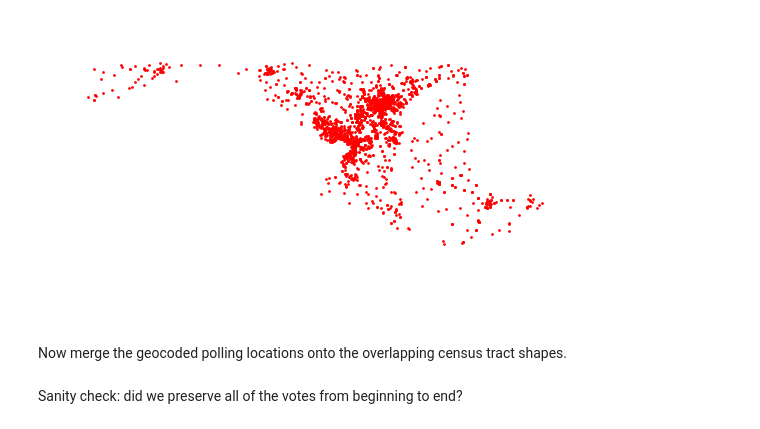
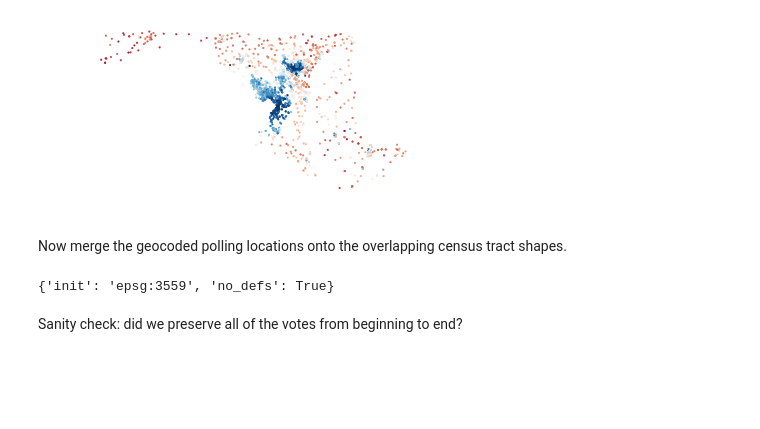
Before and after one commit to JamesSaxon/dist_analysis, a Jupyter notebook: voting/md_mapping.ipynb, the cells around one changed output. Saved outputs shown, nothing was run; the diff lists cells and outputs as text; code cells hidden in the pictures; blank space fills up the shorter version.

```diff
--- a/voting/md_mapping.ipynb
+++ b/voting/md_mapping.ipynb
@@ -174,4 +167,4 @@ for ri, row in md_2016.iterrows():
 from shapely.geometry import Point
 
 geometry = [Point(xy) for xy in zip(md_2016.lon, md_2016.lat)]
-md_2016_geo = gpd.GeoDataFrame(md_2016, crs = from_epsg(4269), geometry = geometry)
+votes16 = gpd.GeoDataFrame(md_2016, crs = from_epsg(4269), geometry = geometry).to_crs(epsg = epsg)
@@ -187,10 +171,32 @@ md_2016_geo.head()
-# %%
-ax = md_2016_geo.plot(color = "red")
-ax.set_axis_off()
-# %% [output]
-[figure, removed]
+# %%
+votes16["DFrac"] = votes16.D16 / (votes16.D16 + votes16.R16)
+votes16["marker-size"] = "small"
+# votes16["marker-symbol"] = "circle-11.svg"
+
+votes16.head()
+
+colors = plt.get_cmap("RdBu")
+
+votes16["marker-color"] = "#000000"
+for ri, row in votes16.iterrows():
+
+    if np.isnan(row["DFrac"]): continue
+
+    color = [int(v*255) for v in plt.get_cmap("RdBu")(row["DFrac"])][:3]
+    votes16.loc[ri, "marker-color"] = "#{0:02X}{1:02X}{2:02X}".format(*color)
+
+ax = votes16.plot(column = "DFrac", cmap = "RdBu", markersize = 3)
+ax.set_axis_off()
+
+output_geojson(votes16, var = "DFrac", fname = "mapped/md_2016.geojson")
+# %% [output]
+[figure, added]
 # %% [markdown]
 Now merge the geocoded polling locations onto the overlapping census tract shapes.
+# %%
+votes16.crs
+# %% [output]
+{'init': 'epsg:3559', 'no_defs': True}
 # %%
 query = """SELECT rn, ST_Transform(tr.geom, epsg) geometry
            FROM census_tracts_2015 AS tr
```
Also changed, not shown: parts of 28 cells of this notebook, 12 other files.
